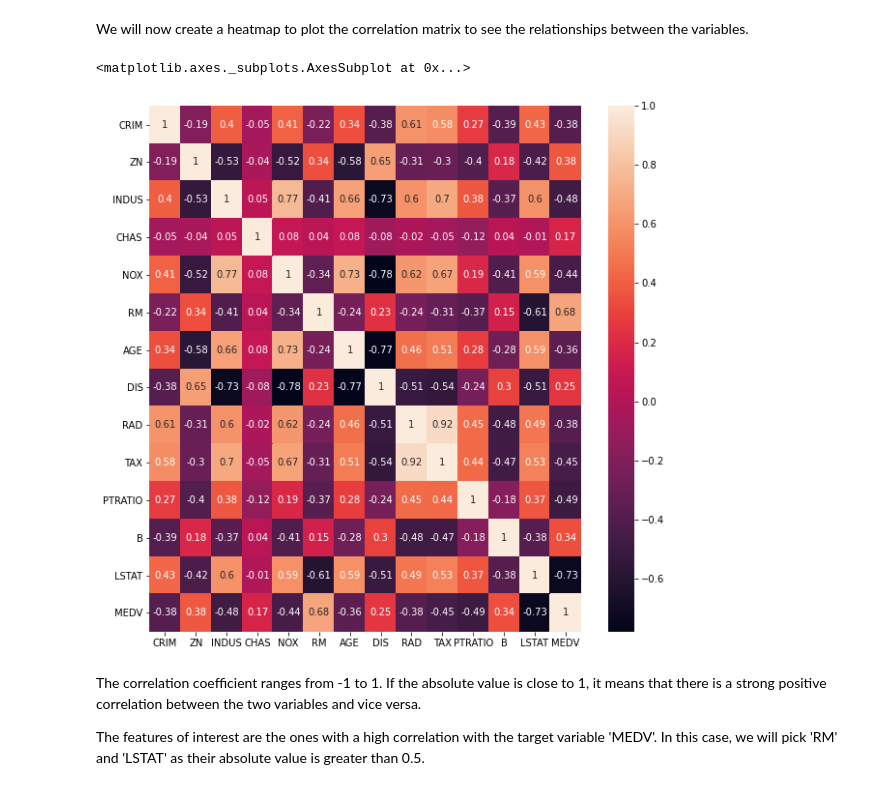
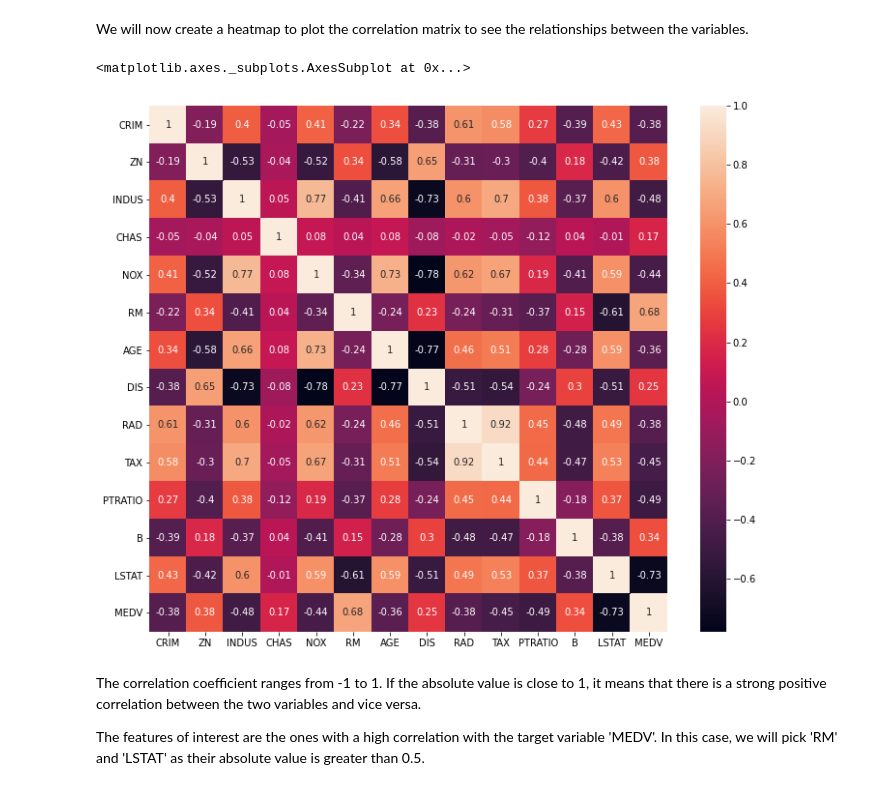
Before and after one commit to hwuiwon/predict-house-price, a Jupyter notebook: Predict_House_Price.ipynb, the cells around one changed output. Drawn from its saved outputs; the diff is of its cells as text; code cells hidden in the pictures.

Commit message:
Changed size of heatmap

```diff
--- a/Predict_House_Price.ipynb
+++ b/Predict_House_Price.ipynb
@@ -84,11 +80,11 @@ boston.describe().round(decimals=2)
 We will now create a heatmap to plot the correlation matrix to see the relationships between the variables.
 # %%
 correlation_matrix = boston.corr().round(2)
-plt.figure(figsize=(10, 10))
+plt.figure(figsize=(12, 10))
 sns.heatmap(data=correlation_matrix, annot=True, annot_kws={"fontsize":10})
 # %% [output]
 <matplotlib.axes._subplots.AxesSubplot at 0x...>
-[figure, old version]
+[figure, new version]
 # %% [markdown]
 The correlation coefficient ranges from -1 to 1. If the absolute value is close to 1, it means that there is a strong positive correlation between the two variables and vice versa.
 
```
Also changed, not shown: parts of 2 cells of this notebook.
